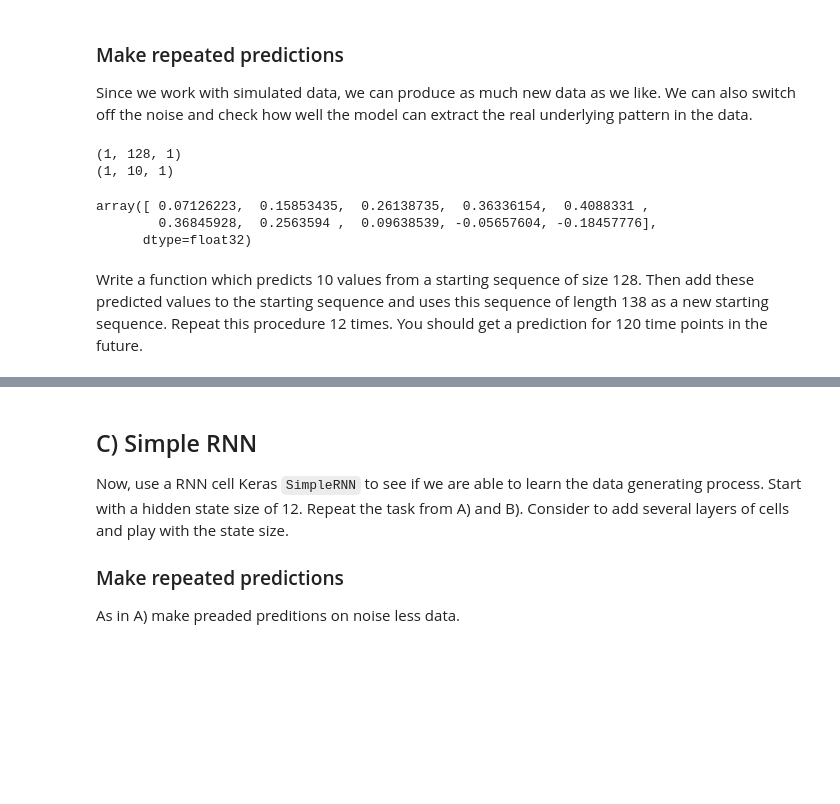
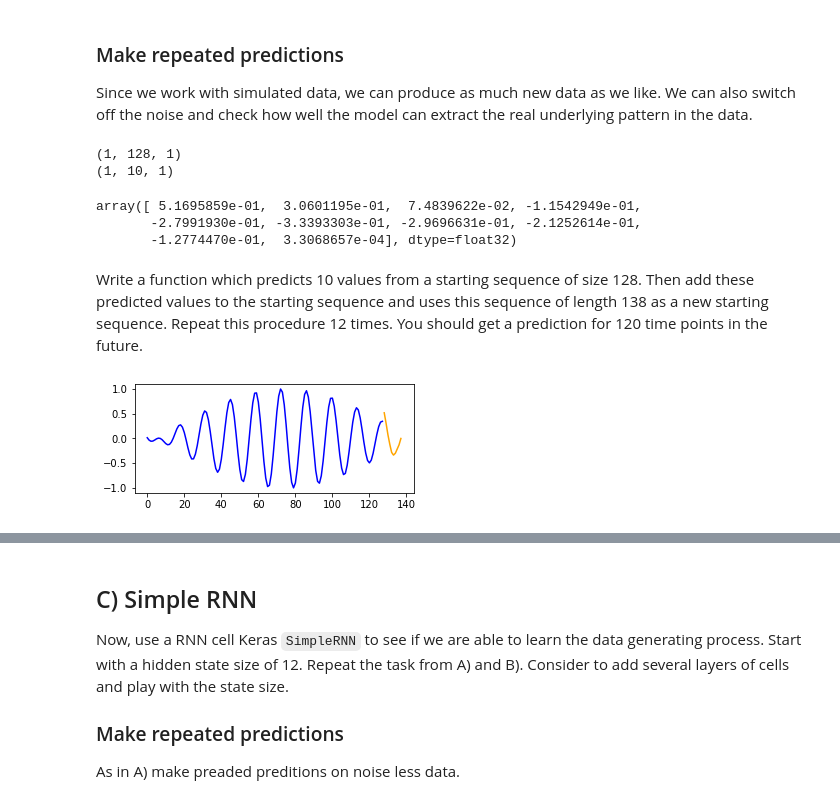
Before and after one commit to ExLeonem/DL-WS1920, a Jupyter notebook: notebooks/AB_3_1.ipynb, the cells around one changed output, grey strips where cells are left out. Cells and saved outputs as stored; diff of their text form; code cells hidden in the pictures; blank space fills up the shorter version.

```diff
--- a/notebooks/AB_3_1.ipynb
+++ b/notebooks/AB_3_1.ipynb
@@ -43,7 +43,7 @@ seq_length = 128  # Sequence length used for training
 look_ahead =  10  # The number of data points the model should predict
 
 
-def gen_data(size=1000, noise=0.1): # We create 1000 data-points
+def gen_data(size=1000, noise=0.1, look_ahead = 10): # We create 1000 data-points
   s = seq_length + look_ahead
   d = np.zeros((size, s,1))
   for i in range(size):
@@ -139,4 +149,4 @@ y_valid = Y[800:]
 # %%
-model1.compile(optimizer = "sgd", loss = "mse", metrics = ["acc"])
+model1.compile(optimizer = "sgd", loss = "mse")
 model1.fit(x_train, y_train, epochs = 25, batch_size = 10)
 # %% [output]
@@ -170,8 +180,34 @@ model1.predict(x_test).reshape(-1) #Predicts 10 value
 # %% [output]
 (1, 128, 1)
 (1, 10, 1)
-array([ 0.07126223,  0.15853435,  0.26138735,  0.36336154,  0.4088331 ,
-        0.36845928,  0.2563594 ,  0.09638539, -0.05657604, -0.18457776],
-      dtype=float32)
+array([ 5.1695859e-01,  3.0601195e-01,  7.4839622e-02, -1.1542949e-01,
+       -2.7991930e-01, -3.3393303e-01, -2.9696631e-01, -2.1252614e-01,
+       -1.2774470e-01,  3.3068657e-04], dtype=float32)
 # %% [markdown]
 Write a function which predicts 10 values from a starting sequence of size 128. Then add these predicted values to the starting sequence and uses this sequence of length 138 as a new starting sequence. Repeat this procedure 12 times. You should get a prediction for 120 time points in the future.
+# %%
+def extend(data, sample = 1, model = model1):
+    """
+        Sample new values from the trained model and stack them on already existing data.
+
+        @param data - the data to use for the prediction
+        @param sample - how many times to sample from the data
+        @model - the model to use for the prediction
+
+        @return tuple in format (list of samples, update_data)
+    """
+
+    if sample <= 0:
+        raise ArgumentError("Can't take less than 1-Sample from the data.")
+
+    if len(data.shape) != 3 and data.shape[0] != 1 and data.shape[2] != 1:
+        raise ArgumentError("")
+
+    predictions = []
+    for i in range(sample):
+        sample = model.predict(data).reshape(1, 10, 1)
+        data = np.hstack([data, sample])
+        predictions.append(sample.reshape(-1));
+
+
+    return (predictions, data)
@@ -178,3 +227,17 @@ Write a function which predicts 10 values from a starting sequence of size 128.
+# %%
+def plot_cnn(X, Y):
+
+    sample_size = X.shape[0]
+
+    for i in range(sample_size):
+      plt.figure(num=None, figsize=(5,2))
+      plt.plot(range(0, seq_length),X[i,:, 0],'b-')
+      plt.plot(range(seq_length, seq_length + look_ahead),Y[i][:],'b-',color='orange')
+# %%
+(samples, updated_data) = extend(x_test)
+plot_cnn(x_test, samples)
+# %% [output]
+[figure, added]
 # %% [markdown]
 ## B) 1D Convolution with dilation rate
 
```
Also changed, not shown: parts of 29 cells of this notebook, 1 other file.
